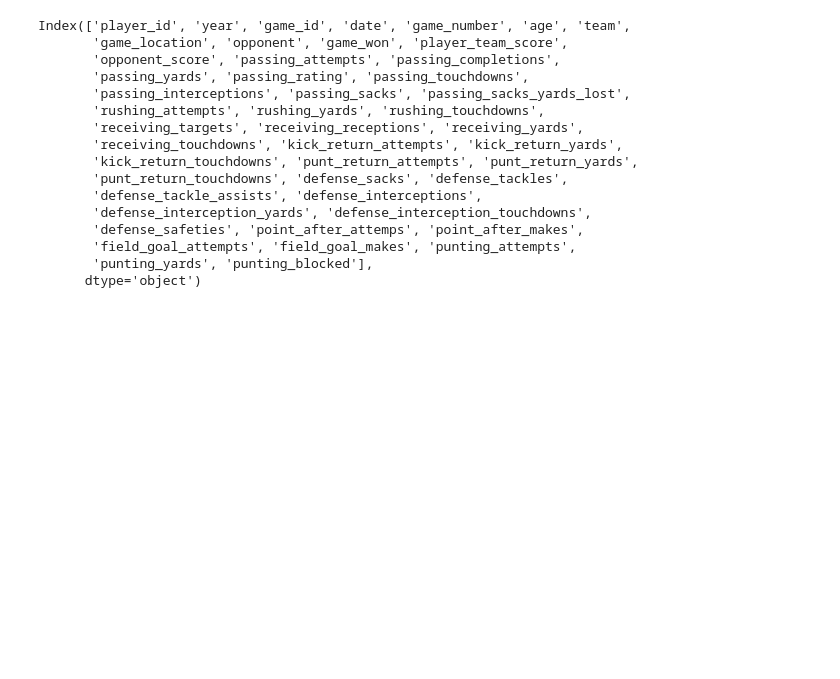
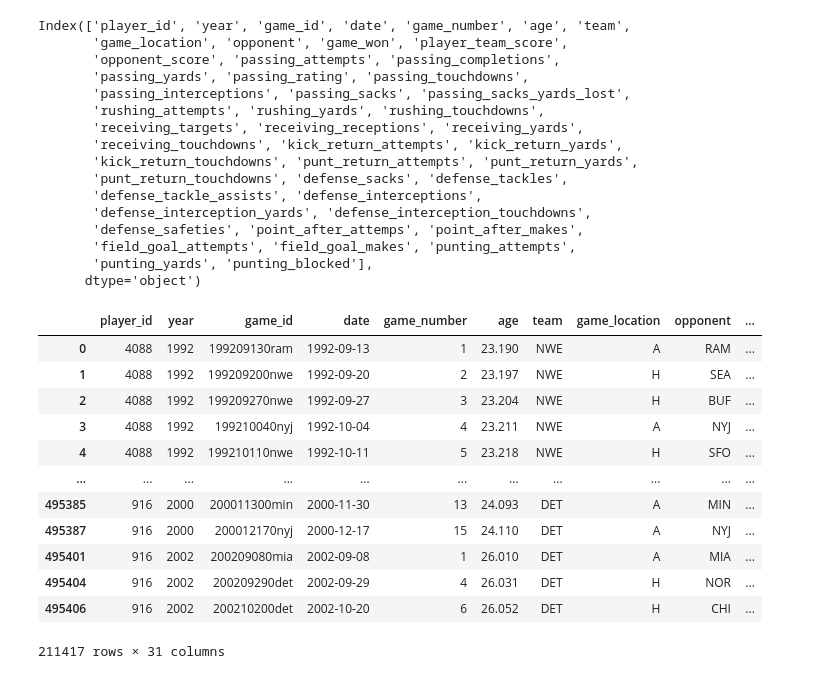
Before and after one commit to andyqhan/faintasy, a Jupyter notebook: exploratory data analysis.ipynb, the cells around one changed output. Saved outputs shown, nothing was run; the diff lists cells and outputs as text; code cells hidden in the pictures; blank space fills up the shorter version.

```diff
--- a/exploratory data analysis.ipynb
+++ b/exploratory data analysis.ipynb
@@ -62,0 +61,26 @@ def score_calc(stats_vec):
+# %%
+defense_columns = ['kick_return_attempts', 'kick_return_yards',
+       'kick_return_touchdowns', 'punt_return_attempts', 'punt_return_yards',
+       'punt_return_touchdowns', 'defense_sacks', 'defense_tackles',
+       'defense_tackle_assists', 'defense_interceptions',
+       'defense_interception_yards', 'defense_interception_touchdowns',
+       'defense_safeties', 'punting_attempts',
+       'punting_yards', 'punting_blocked']
+# %%
+offense_df = offense_df.drop(defense_columns, axis=1)
+# %%
+offense_df
+# %% [output]
+|  | player_id | year | game_id | date | game_number | age | team | game_location | opponent | ... |
+| 0 | 4088 | 1992 | 199209130ram | 1992-09-13 | 1 | 23.190 | NWE | A | RAM | ... |
+| 1 | 4088 | 1992 | 199209200nwe | 1992-09-20 | 2 | 23.197 | NWE | H | SEA | ... |
+| 2 | 4088 | 1992 | 199209270nwe | 1992-09-27 | 3 | 23.204 | NWE | H | BUF | ... |
+| 3 | 4088 | 1992 | 199210040nyj | 1992-10-04 | 4 | 23.211 | NWE | A | NYJ | ... |
+| 4 | 4088 | 1992 | 199210110nwe | 1992-10-11 | 5 | 23.218 | NWE | H | SFO | ... |
+| ... | ... | ... | ... | ... | ... | ... | ... | ... | ... | ... |
+| 495385 | 916 | 2000 | 200011300min | 2000-11-30 | 13 | 24.093 | DET | A | MIN | ... |
+| 495387 | 916 | 2000 | 200012170nyj | 2000-12-17 | 15 | 24.110 | DET | A | NYJ | ... |
+| 495401 | 916 | 2002 | 200209080mia | 2002-09-08 | 1 | 26.010 | DET | A | MIA | ... |
+| 495404 | 916 | 2002 | 200209290det | 2002-09-29 | 4 | 26.031 | DET | H | NOR | ... |
+| 495406 | 916 | 2002 | 200210200det | 2002-10-20 | 6 | 26.052 | DET | H | CHI | ... |
+211417 rows × 31 columns
```
Also changed, not shown: parts of 5 cells of this notebook.
